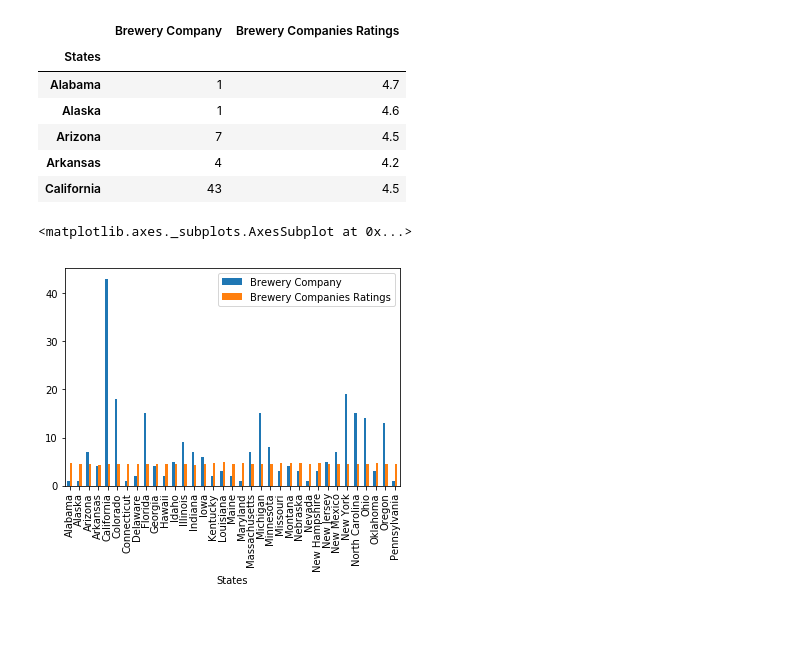
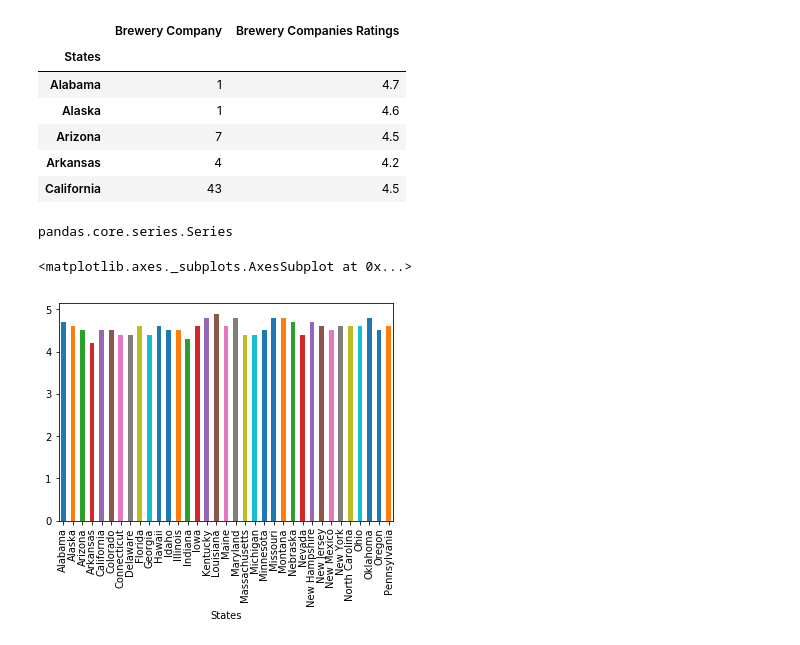
Before and after one commit to gmurphy794/InfoBeermatics, a Jupyter notebook: Beer Project.ipynb, the cells around one changed output. Drawn from its saved outputs; the diff is of its cells as text; code cells hidden in the pictures.

```diff
--- a/Beer Project.ipynb
+++ b/Beer Project.ipynb
@@ -407,8 +486,15 @@ State_Comp_Ratings.head()
 | Arizona | 7 | 4.5 |
 | Arkansas | 4 | 4.2 |
 | California | 43 | 4.5 |
+# %%
+#SCR_list = State_Comp_Ratings['States','Brewery Companies Ratings'].tolist()
+#SCR_list
+SCR_loc =State_Comp_Ratings.loc[:, "Brewery Companies Ratings"]
+type(SCR_loc)
+# %% [output]
+pandas.core.series.Series
 # %%
-State_Comp_Ratings.plot.bar()
+SCR_loc.plot.bar()
 # %% [output]
 <matplotlib.axes._subplots.AxesSubplot at 0x...>
-[figure, old version]
+[figure, new version]
```
Also changed, not shown: parts of 16 cells of this notebook.
